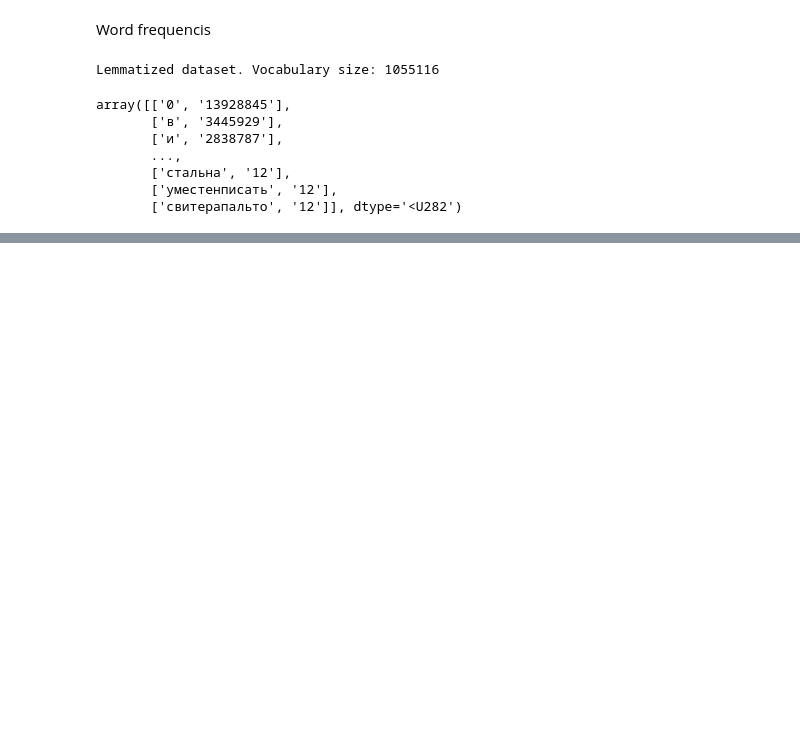
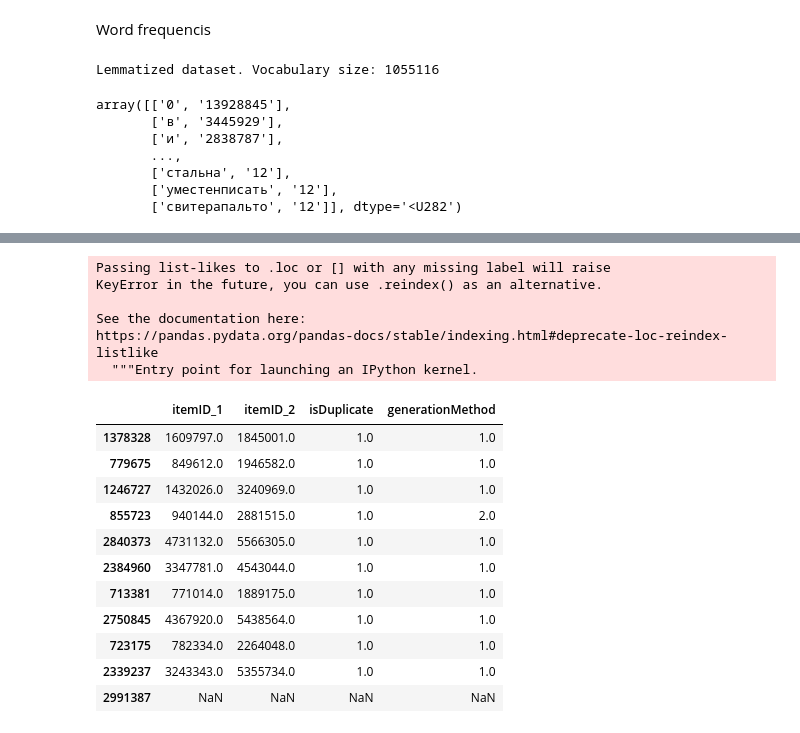
Before and after one commit to msmilevski/nrl, a Jupyter notebook: data_exploration.ipynb, the cells around one changed output, grey strips where cells are left out. Drawn from its saved outputs; the diff is of its cells as text; code cells hidden in the pictures; blank space fills up the shorter version.

```diff
--- a/data_exploration.ipynb
+++ b/data_exploration.ipynb
@@ -280,0 +340,2 @@ array([['0', '13928845'],
+# %%
+v = reader[reader.isDuplicate == 1].index.values
@@ -280,0 +344,3 @@ array([['0', '13928845'],
+# %%
+k = np.random.choice(v, 10)
+k
@@ -280,0 +364,25 @@ array([['0', '13928845'],
+# %%
+reader.drop(index=[2991387], inplace=True)
+# %%
+k = np.concatenate((k, [2991387]))
+# %%
+reader.loc[k]
+# %% [output]
+Passing list-likes to .loc or [] with any missing label will raise
+KeyError in the future, you can use .reindex() as an alternative.
+
+See the documentation here:
+https://pandas.pydata.org/pandas-docs/stable/indexing.html#deprecate-loc-reindex-listlike
+  """Entry point for launching an IPython kernel.
+|  | itemID_1 | itemID_2 | isDuplicate | generationMethod |
+| 1378328 | 1609797.0 | 1845001.0 | 1.0 | 1.0 |
+| 779675 | 849612.0 | 1946582.0 | 1.0 | 1.0 |
+| 1246727 | 1432026.0 | 3240969.0 | 1.0 | 1.0 |
+| 855723 | 940144.0 | 2881515.0 | 1.0 | 2.0 |
+| 2840373 | 4731132.0 | 5566305.0 | 1.0 | 1.0 |
+| 2384960 | 3347781.0 | 4543044.0 | 1.0 | 1.0 |
+| 713381 | 771014.0 | 1889175.0 | 1.0 | 1.0 |
+| 2750845 | 4367920.0 | 5438564.0 | 1.0 | 1.0 |
+| 723175 | 782334.0 | 2264048.0 | 1.0 | 1.0 |
+| 2339237 | 3243343.0 | 5355734.0 | 1.0 | 1.0 |
+| 2991387 | NaN | NaN | NaN | NaN |
```
Also changed, not shown: parts of 18 cells of this notebook.
